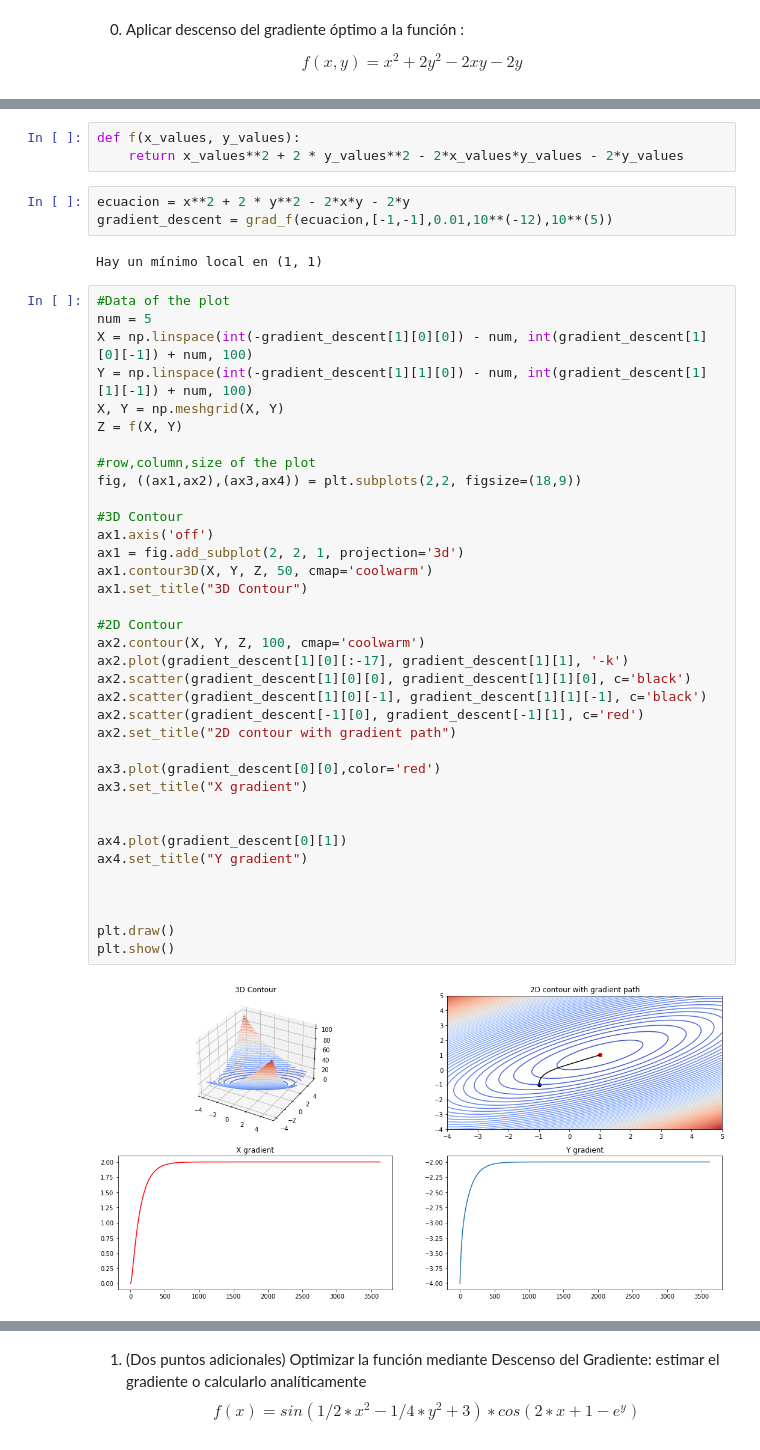
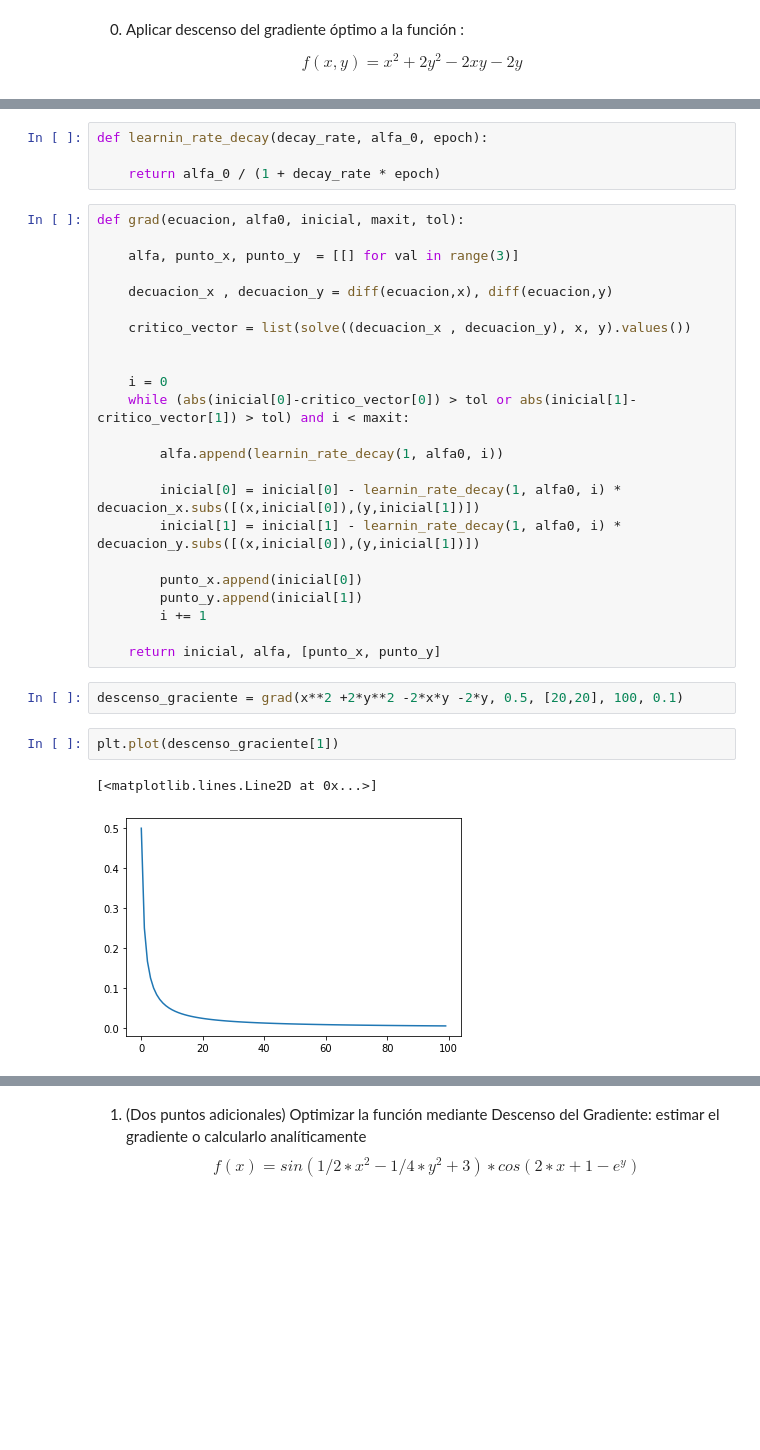
Before and after one commit to vfmas15/algorithms_masters, a Jupyter notebook: gradiente1.ipynb, the cells around one changed output, grey strips where cells are left out. Drawn from its saved outputs; the diff is of its cells as text; blank space fills up the shorter version.

```diff
--- a/gradiente1.ipynb
+++ b/gradiente1.ipynb
@@ -83,46 +15,34 @@ def grad_f(equation,x0,alfa,tol,maxit):
-# %%
-def f(x_values, y_values):
-    return x_values**2 + 2 * y_values**2 - 2*x_values*y_values - 2*y_values
+# %%
+def learnin_rate_decay(decay_rate, alfa_0, epoch):
+
+    return alfa_0 / (1 + decay_rate * epoch)
+# %%
+def grad(ecuacion, alfa0, inicial, maxit, tol):
+
+    alfa, punto_x, punto_y  = [[] for val in range(3)]
+
+    decuacion_x , decuacion_y = diff(ecuacion,x), diff(ecuacion,y)
+
+    critico_vector = list(solve((decuacion_x , decuacion_y), x, y).values())
+
+
+    i = 0
+    while (abs(inicial[0]-critico_vector[0]) > tol or abs(inicial[1]-critico_vector[1]) > tol) and i < maxit:
+
+        alfa.append(learnin_rate_decay(1, alfa0, i))
+
+        inicial[0] = inicial[0] - learnin_rate_decay(1, alfa0, i) * decuacion_x.subs([(x,inicial[0]),(y,inicial[1])])
+        inicial[1] = inicial[1] - learnin_rate_decay(1, alfa0, i) * decuacion_y.subs([(x,inicial[0]),(y,inicial[1])])
+
+        punto_x.append(inicial[0])
+        punto_y.append(inicial[1])
+        i += 1
+
+    return inicial, alfa, [punto_x, punto_y]
 # %%
-ecuacion = x**2 + 2 * y**2 - 2*x*y - 2*y
-gradient_descent = grad_f(ecuacion,[-1,-1],0.01,10**(-12),10**(5))
+descenso_graciente = grad(x**2 +2*y**2 -2*x*y -2*y, 0.5, [20,20], 100, 0.1)
-# %% [output]
-Hay un mínimo local en (1, 1)
-# %%
-#Data of the plot
-num = 5
-X = np.linspace(int(-gradient_descent[1][0][0]) - num, int(gradient_descent[1][0][-1]) + num, 100)
-Y = np.linspace(int(-gradient_descent[1][1][0]) - num, int(gradient_descent[1][1][-1]) + num, 100)
-X, Y = np.meshgrid(X, Y)
-Z = f(X, Y)
-
-#row,column,size of the plot
-fig, ((ax1,ax2),(ax3,ax4)) = plt.subplots(2,2, figsize=(18,9))
-
-#3D Contour
-ax1.axis('off')
-ax1 = fig.add_subplot(2, 2, 1, projection='3d')
-ax1.contour3D(X, Y, Z, 50, cmap='coolwarm')
-ax1.set_title("3D Contour")
-
-#2D Contour
-ax2.contour(X, Y, Z, 100, cmap='coolwarm')
-ax2.plot(gradient_descent[1][0][:-17], gradient_descent[1][1], '-k')
-ax2.scatter(gradient_descent[1][0][0], gradient_descent[1][1][0], c='black')
-ax2.scatter(gradient_descent[1][0][-1], gradient_descent[1][1][-1], c='black')
-ax2.scatter(gradient_descent[-1][0], gradient_descent[-1][1], c='red')
-ax2.set_title("2D contour with gradient path")
-
-ax3.plot(gradient_descent[0][0],color='red')
-ax3.set_title("X gradient")
-
-
-ax4.plot(gradient_descent[0][1])
-ax4.set_title("Y gradient")
-
-
-
-plt.draw()
-plt.show()
-# %% [output]
-[figure, removed]
+# %%
+plt.plot(descenso_graciente[1])
+# %% [output]
+[<matplotlib.lines.Line2D at 0x...>]
+[figure, added]
```
Also changed, not shown: parts of 7 cells of this notebook, 1 other file.
